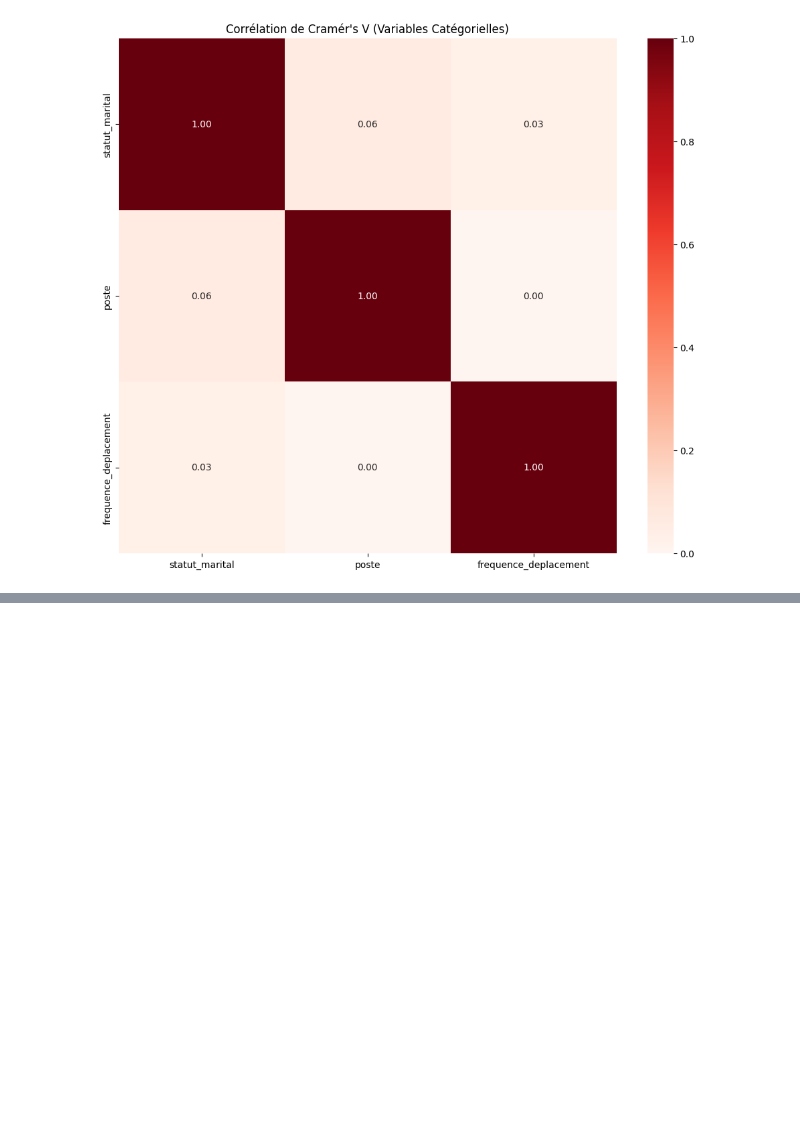
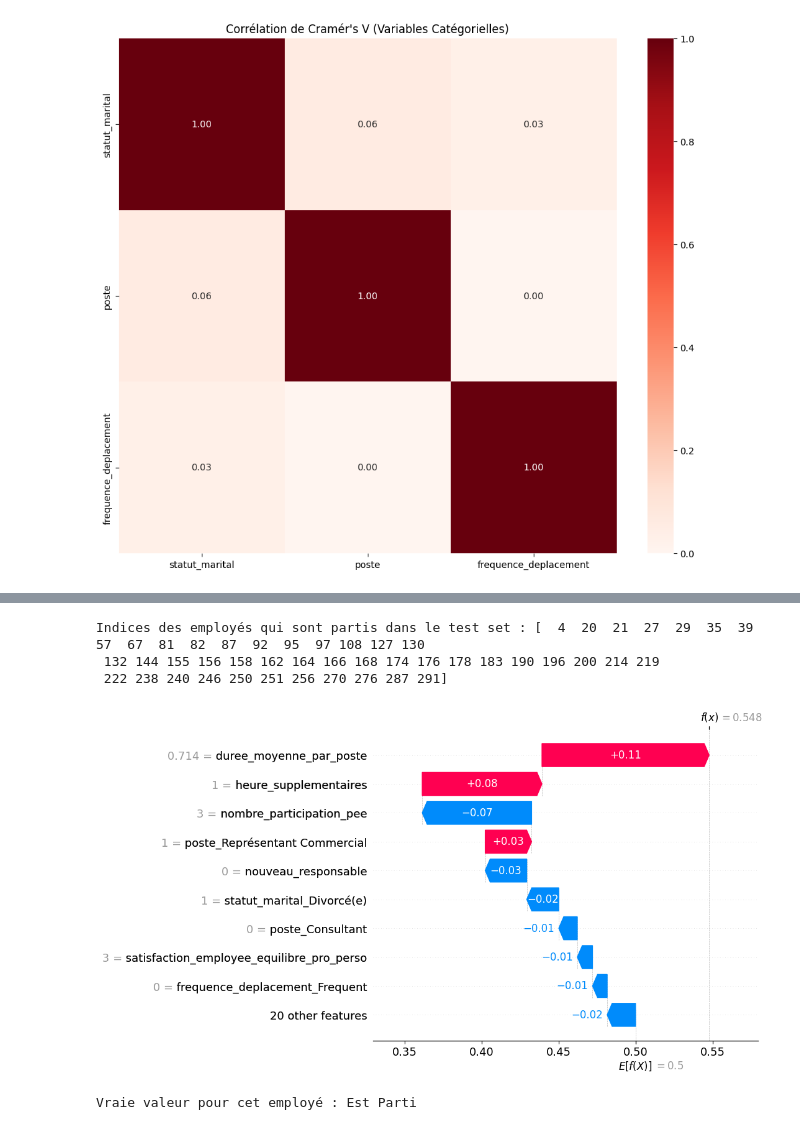
Before and after one commit to Apinsun/Projet4, a Jupyter notebook: projet4_v2.ipynb, the cells around one changed output, grey strips where cells are left out. Drawn from its saved outputs; the diff is of its cells as text; code cells hidden in the pictures; blank space fills up the shorter version.

Commit message:
debut pres + recherche de shap value locales intéressantes

```diff
--- a/projet4_v2.ipynb
+++ b/projet4_v2.ipynb
@@ -1204,4 +1204,19 @@ print(f"Vraie valeur pour cet employé : {'Est Parti' if vraie_valeur == 1 else
 Vraie valeur pour cet employé : Est Resté
+# %%
+index_partis = np.where(y_test == 1)[0]
+print(f"Indices des employés qui sont partis dans le test set : {index_partis}")
+# %% [output]
+Indices des employés qui sont partis dans le test set : [  4  20  21  27  29  35  39  57  67  81  82  87  92  95  97 108 127 130
+ 132 144 155 156 158 162 164 166 168 174 176 178 183 190 196 200 214 219
+ 222 238 240 246 250 251 256 270 276 287 291]
+# %%
+index_employee = 20
+shap.plots.waterfall(explanation[index_employee, :, classe_a_interpreter])
+vraie_valeur = y_test.iloc[index_employee]
+print(f"Vraie valeur pour cet employé : {'Est Parti' if vraie_valeur == 1 else 'Est Resté'}")
+# %% [output]
+[figure, added]
+Vraie valeur pour cet employé : Est Parti
 # %%
 from sklearn.inspection import permutation_importance
 
```
Also changed, not shown: parts of 21 cells of this notebook, 1 other file.
